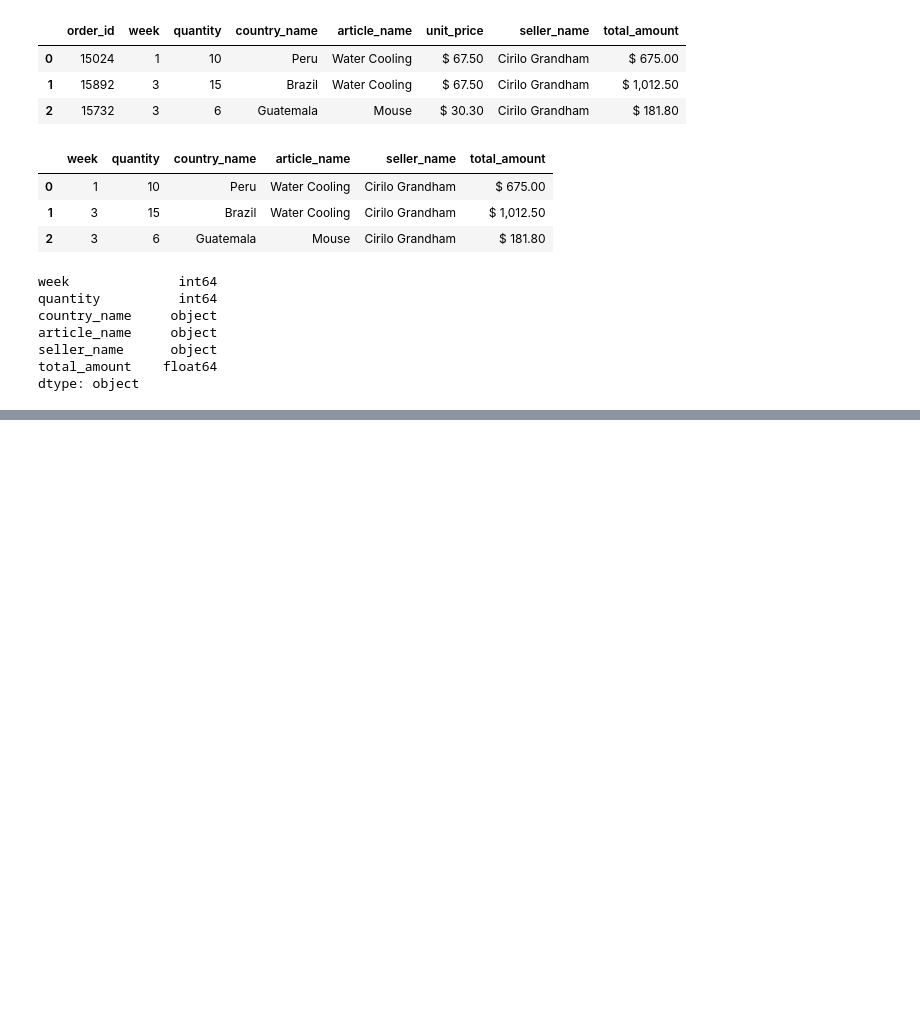
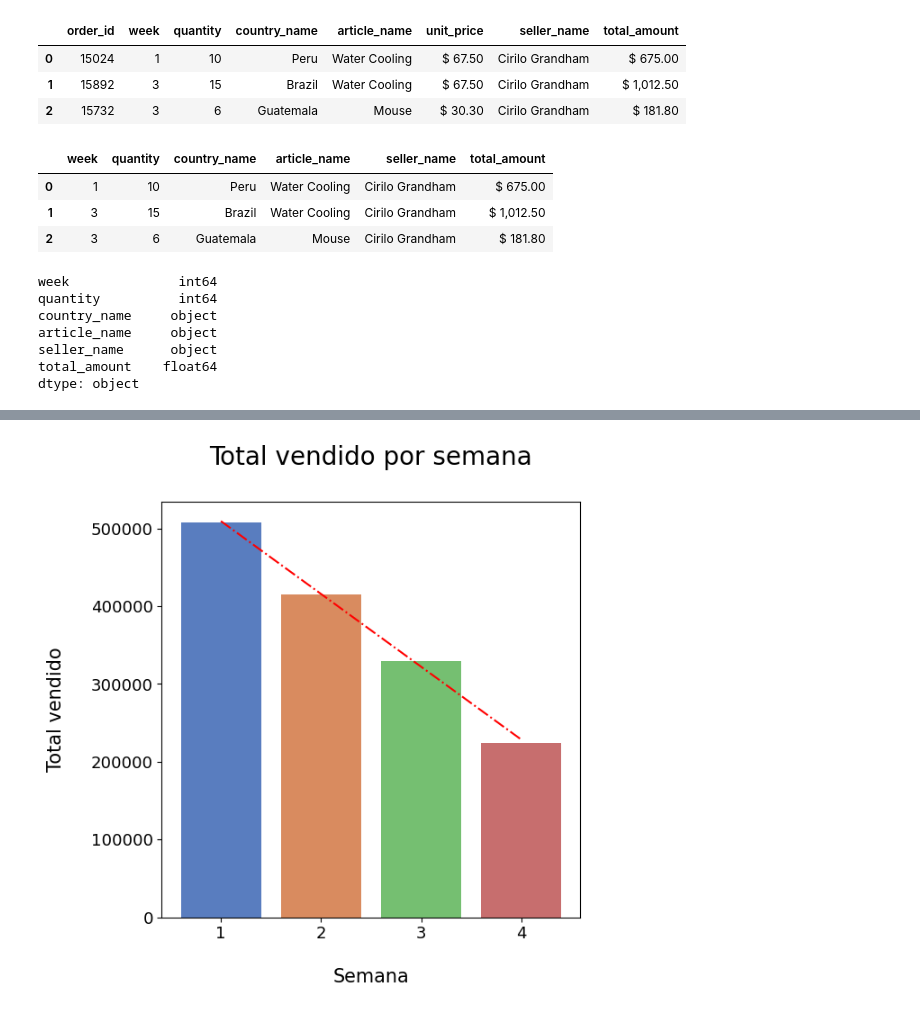
Before and after one commit to jairojaenz/Analisis-exploratorio-de-datos, a Jupyter notebook: Semana8/semana8.ipynb, the cells around one changed output, grey strips where cells are left out. Saved outputs shown, nothing was run; the diff lists cells and outputs as text; code cells hidden in the pictures; blank space fills up the shorter version.

```diff
--- a/Semana8/semana8.ipynb
+++ b/Semana8/semana8.ipynb
@@ -236,0 +339,15 @@ dtype: object
+# %%
+# resolucion grafica
+rcParams['figure.figsize'] = 6, 6
+ax = sns.barplot(data=group_variaciones, x=group_variaciones.index,y='total_amount', palette='muted')
+ax.set_xlabel('\nSemana', fontsize=15)
+ax.set_ylabel('Total vendido\n', fontsize=15)
+plt.xticks(rotation=0)
+plt.title('Total vendido por semana\n', fontsize=20)
+ax.tick_params(axis='both', labelsize=13)
+x =np.arange(len(group_variaciones.index))
+y_tendencia = np.poly1d(np.polyfit(x, group_variaciones['total_amount'], 1))(x)
+ax2 = plt.plot(x, y_tendencia, color='red', label='tendencia', linestyle='dashdot')
+plt.show()
+# %% [output]
+[figure, added]
```
Also changed, not shown: parts of 20 cells of this notebook, 9 other files.
